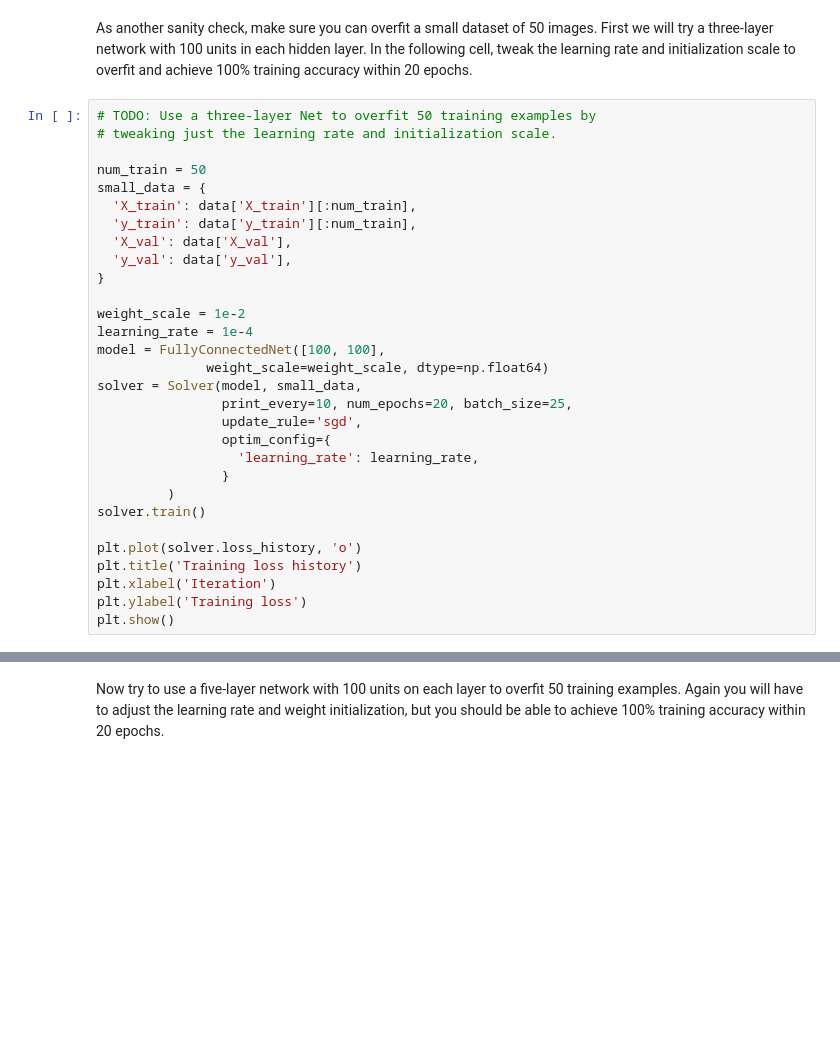
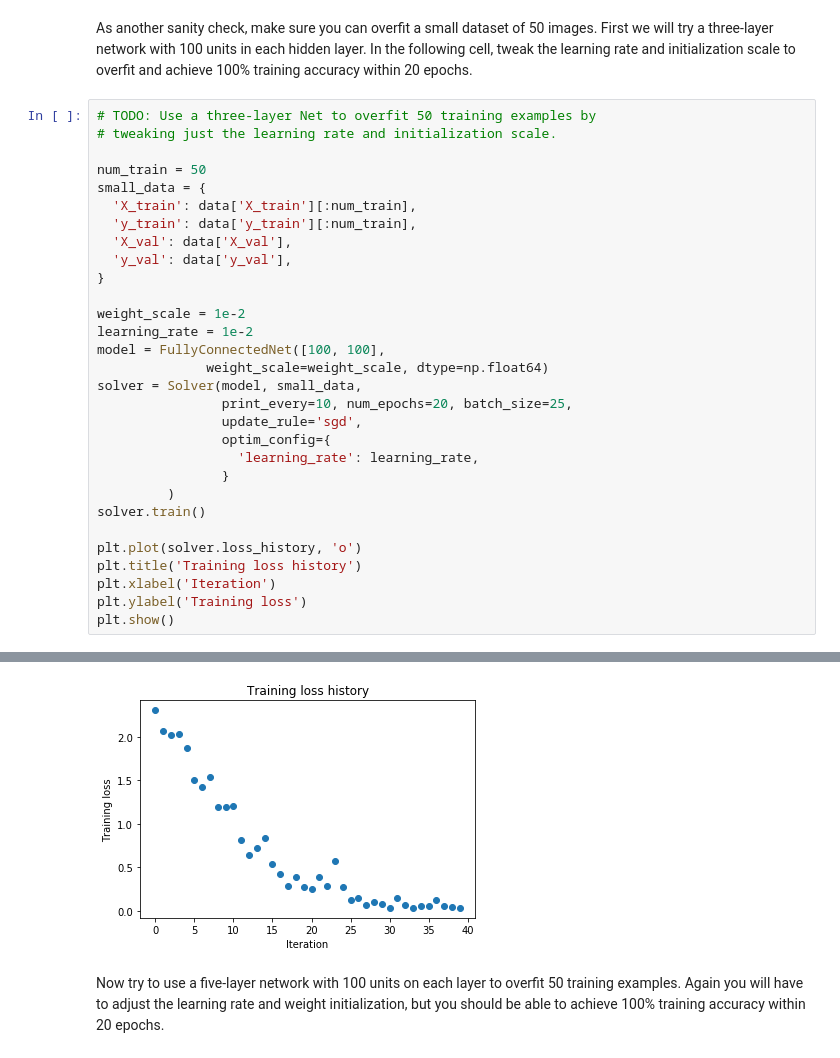
Before and after one commit to ryanhe312/computer-vision-assignment, a Jupyter notebook: assignment2/FullyConnectedNets.ipynb, the cells around one changed output, grey strips where cells are left out. Cells and saved outputs as stored; diff of their text form; blank space fills up the shorter version.

```diff
--- a/assignment2/FullyConnectedNets.ipynb
+++ b/assignment2/FullyConnectedNets.ipynb
@@ -432,7 +446,7 @@ small_data = {
 }
 
 weight_scale = 1e-2
-learning_rate = 1e-4
+learning_rate = 1e-2
 model = FullyConnectedNet([100, 100],
               weight_scale=weight_scale, dtype=np.float64)
 solver = Solver(model, small_data,
@@ -449,3 +463,4 @@ plt.title('Training loss history')
 plt.xlabel('Iteration')
 plt.ylabel('Training loss')
 plt.show()
+# %% [output]
@@ -452,3 +484,4 @@ plt.show()
+[figure, added]
 # %% [markdown]
 Now try to use a five-layer network with 100 units on each layer to overfit 50 training examples. Again you will have to adjust the learning rate and weight initialization, but you should be able to achieve 100% training accuracy within 20 epochs.
 # %%
```
Also changed, not shown: parts of 17 cells of this notebook, 2 other files.
